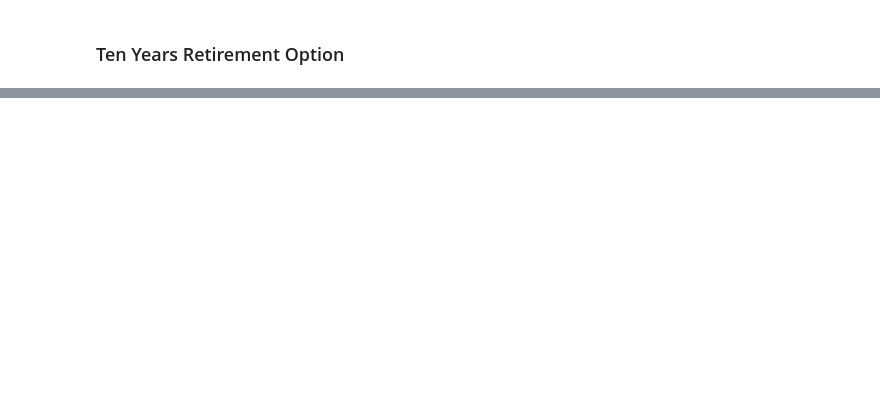
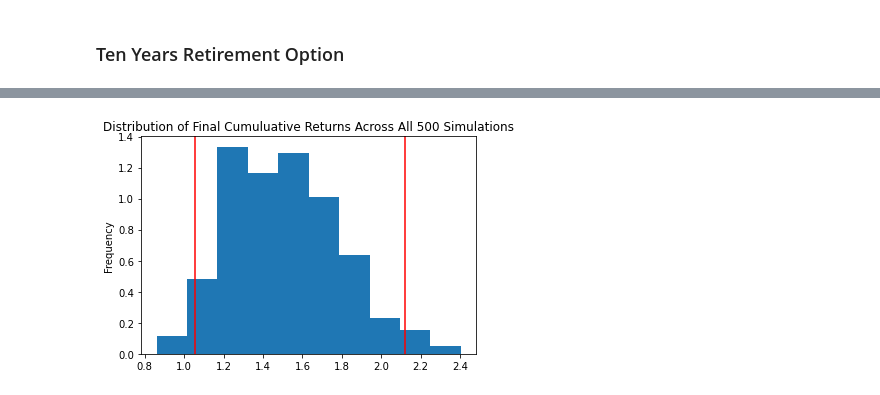
Before and after one commit to tyedem/Financial_Planner, a Jupyter notebook: financial-planner.ipynb, the cells around one changed output, grey strips where cells are left out. Saved outputs shown, nothing was run; the diff lists cells and outputs as text; code cells hidden in the pictures; blank space fills up the shorter version.

```diff
--- a/financial-planner.ipynb
+++ b/financial-planner.ipynb
@@ -357,5 +472,7 @@ print(f"There is a 95% chance that an initial investment of ${initial_investment
 # %%
 # Plot probability distribution and confidence intervals
-# YOUR CODE HERE!
+dist_retirement_10 = MC_retirement_10.plot_distribution()
+# %% [output]
+[figure, added]
 # %%
 # Fetch summary statistics from the Monte Carlo simulation results
```
Also changed, not shown: parts of 22 cells of this notebook.
